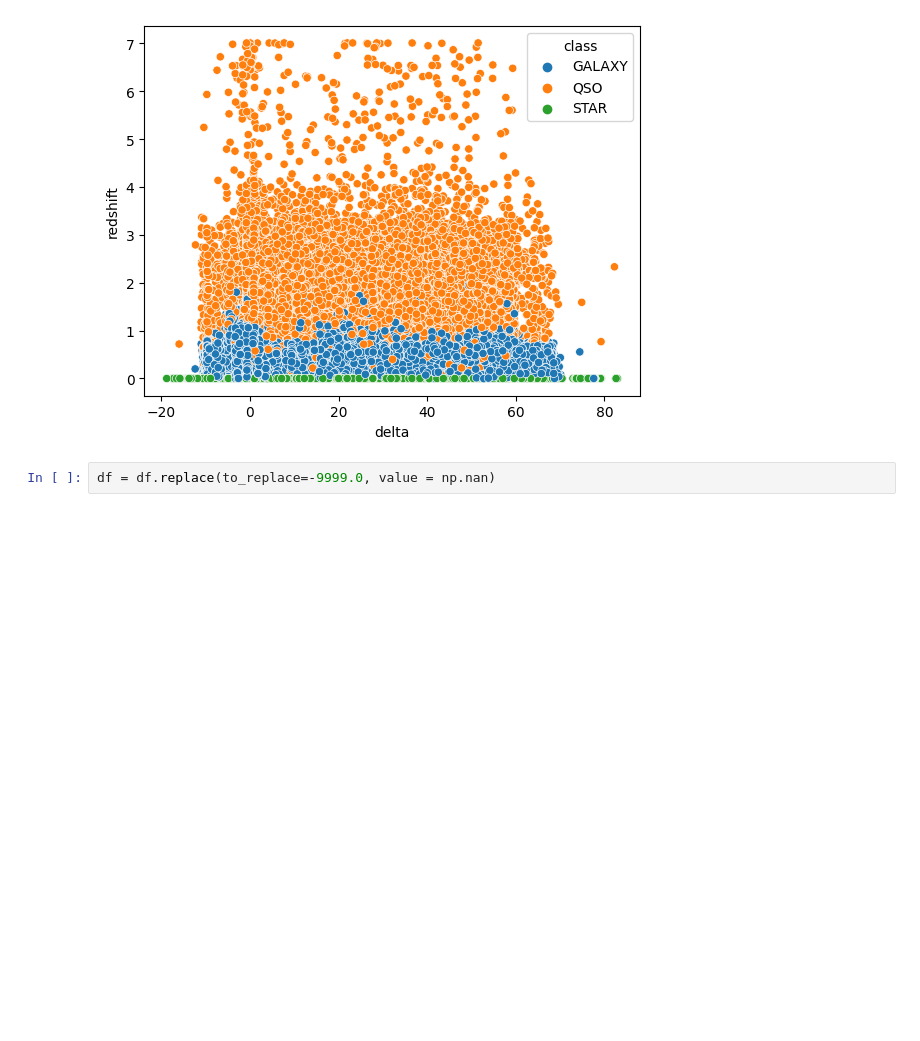
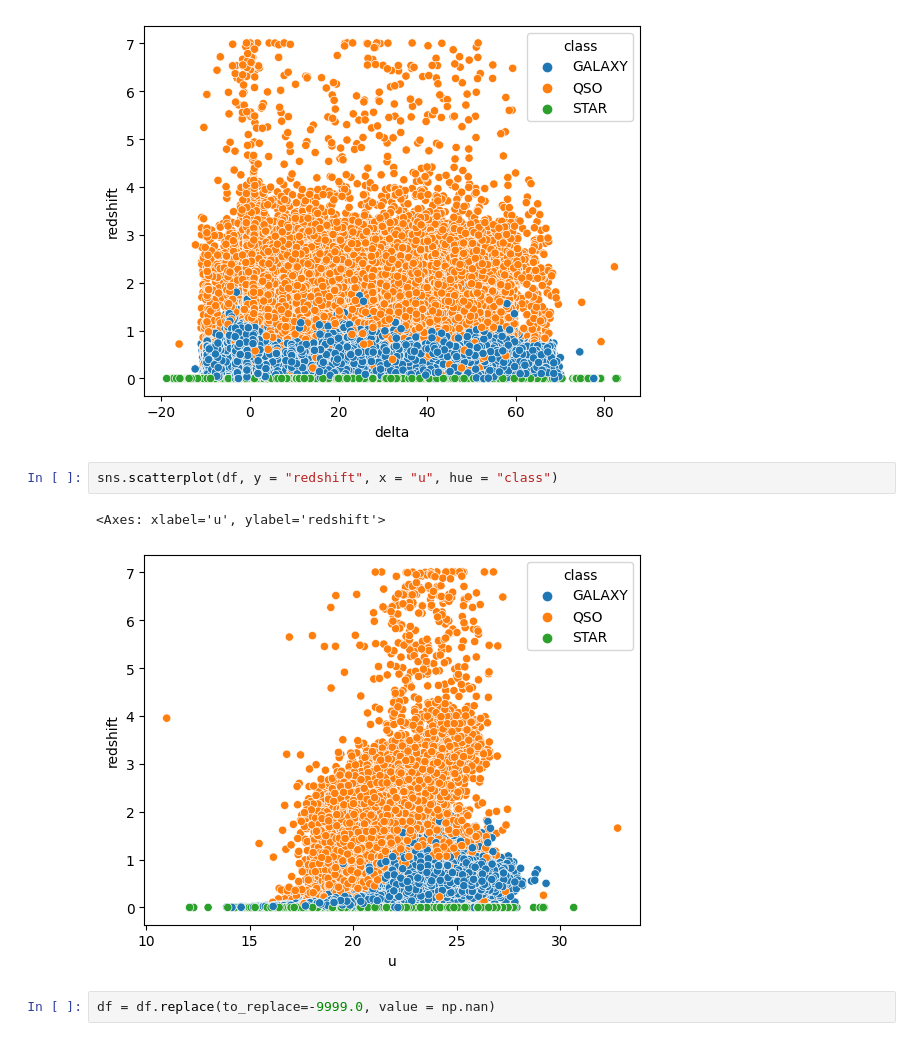
Before and after one commit to AbhaySh4r/ML-AstroSet, a Jupyter notebook: Project1_Visualizations.ipynb, the cells around one changed output. Saved outputs shown, nothing was run; the diff lists cells and outputs as text; blank space fills up the shorter version.

Commit message:
Added plots, cleaning up explainations

```diff
--- a/Project1_Visualizations.ipynb
+++ b/Project1_Visualizations.ipynb
@@ -65,6 +87,11 @@ sns.scatterplot(df, y = "redshift", x = "delta", hue = "class")
 # %% [output]
 <Axes: xlabel='delta', ylabel='redshift'>
 [figure]
+# %%
+sns.scatterplot(df, y = "redshift", x = "u", hue = "class")
+# %% [output]
+<Axes: xlabel='u', ylabel='redshift'>
+[figure, added]
 # %%
 df = df.replace(to_replace=-9999.0, value = np.nan)
 # %%
```
Also changed, not shown: parts of 2 cells of this notebook.
